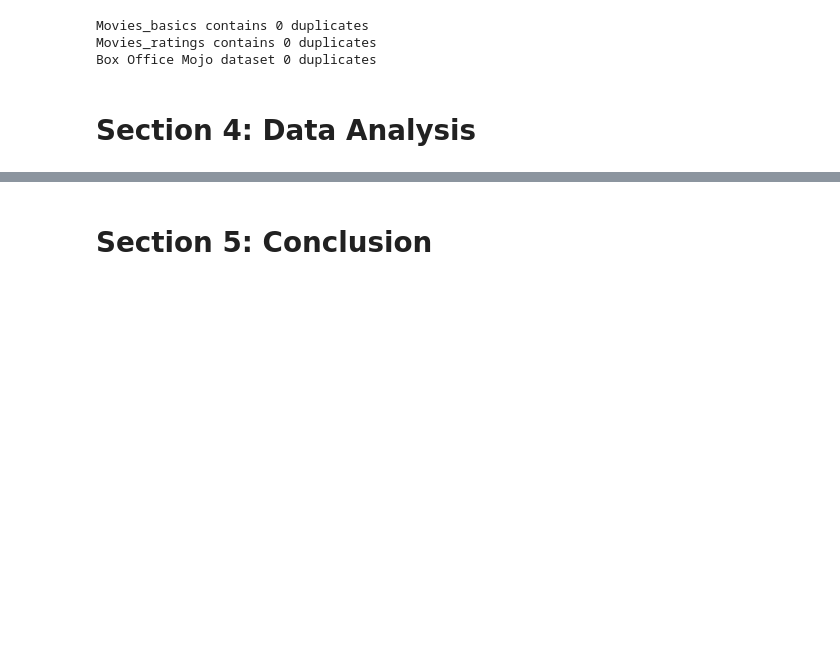
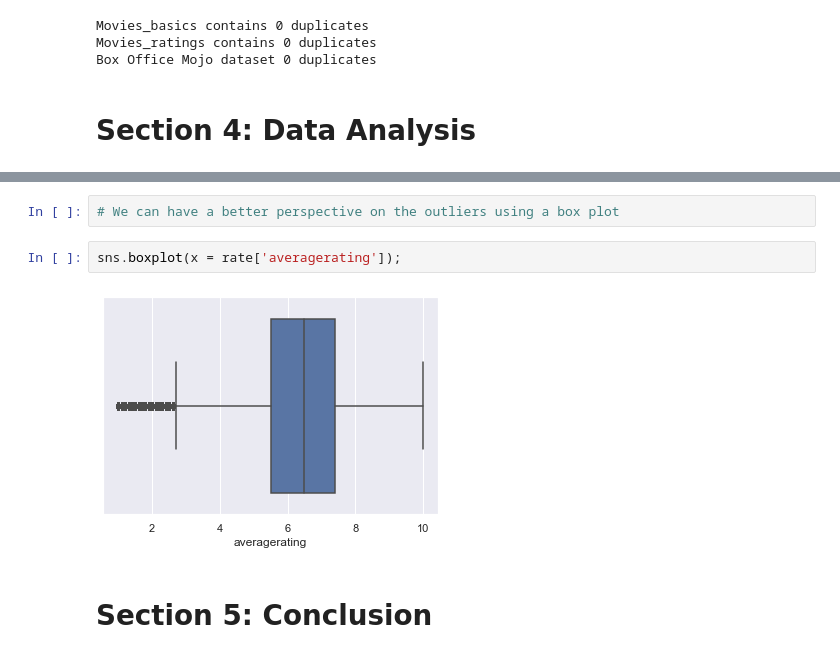
Before and after one commit to CzarProCoder/microsoft-movie-project-analysis, a Jupyter notebook: student.ipynb, the cells around one changed output, grey strips where cells are left out. Saved outputs shown, nothing was run; the diff lists cells and outputs as text; blank space fills up the shorter version.

```diff
--- a/student.ipynb
+++ b/student.ipynb
@@ -425,3 +593,9 @@ After data cleaning, we get into the actual data analysis process so as to make
+# %%
+# We can have a better perspective on the outliers using a box plot
+# %%
+sns.boxplot(x = rate['averagerating']);
+# %% [output]
+[figure, added]
 # %% [markdown]
 # Section 5: Conclusion
 # %% [markdown]
```
Also changed, not shown: parts of 17 cells of this notebook.
